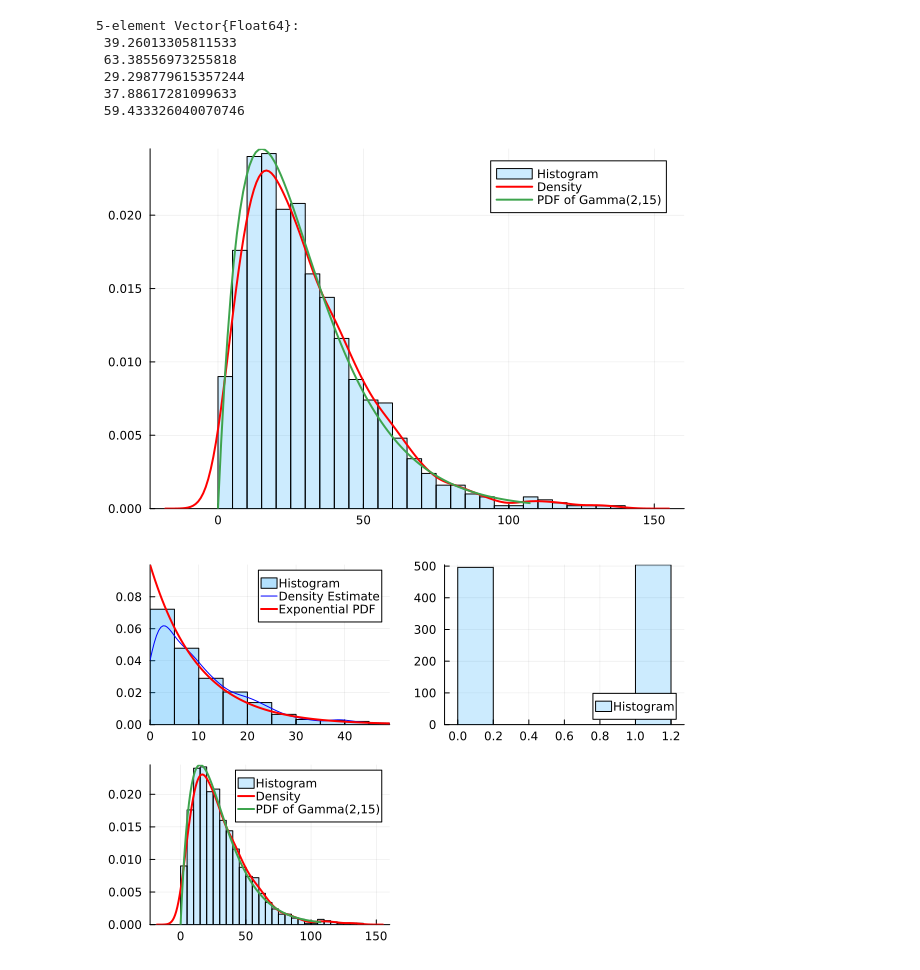
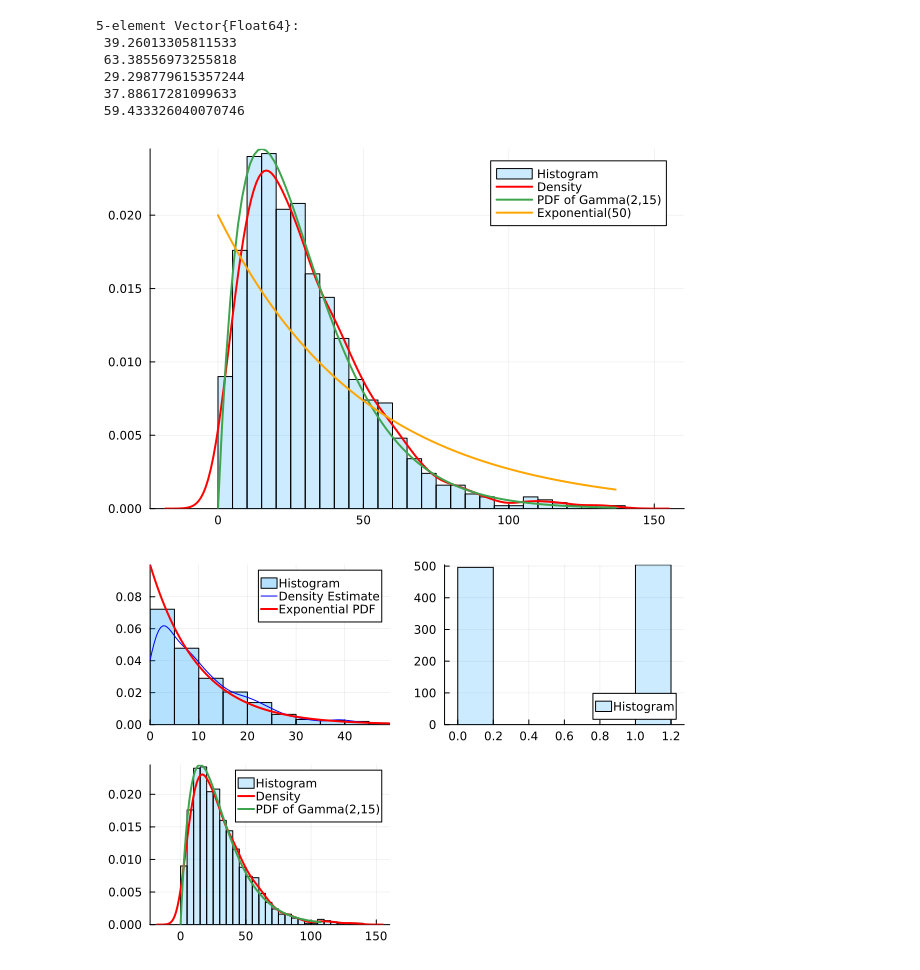
Before and after one commit to tndd/Mymljl, a Jupyter notebook: src/011_prac_self_model.ipynb, the cells around one changed output. Cells and saved outputs as stored; diff of their text form; code cells hidden in the pictures.

```diff
--- a/src/011_prac_self_model.ipynb
+++ b/src/011_prac_self_model.ipynb
@@ -168,27 +168,35 @@ display(first(AverageSessionDuration, 5))
 # %%
 # density & ガンマ分布のpdfも併記
 plots_AverageSessionDuration = histogram(
     AverageSessionDuration,
     normalize=true,
     fillalpha=0.2,
     label="Histogram",
 )
 density!(
     AverageSessionDuration,
     label="Density",
     color="red",
     linewidth=2
 )
-x = range(0, quantile(AverageSessionDuration, 0.99), length=100)
+x = range(0, maximum(AverageSessionDuration), length=100)
 plot!(
     x,
     pdf(Gamma(2,15), x),
     label="PDF of Gamma(2,15)",
     linewidth=2
 )
+lambda=50
+plot!(
+    x,
+    pdf(Exponential(lambda), x),
+    color="orange",
+    linewidth=2,
+    label="Exponential($lambda)"
+)
 display(plots_AverageSessionDuration)
 # %% [output]
-[figure, old version]
+[figure, new version]
 # %%
 # 3つを並べて表示
 plot(
```
